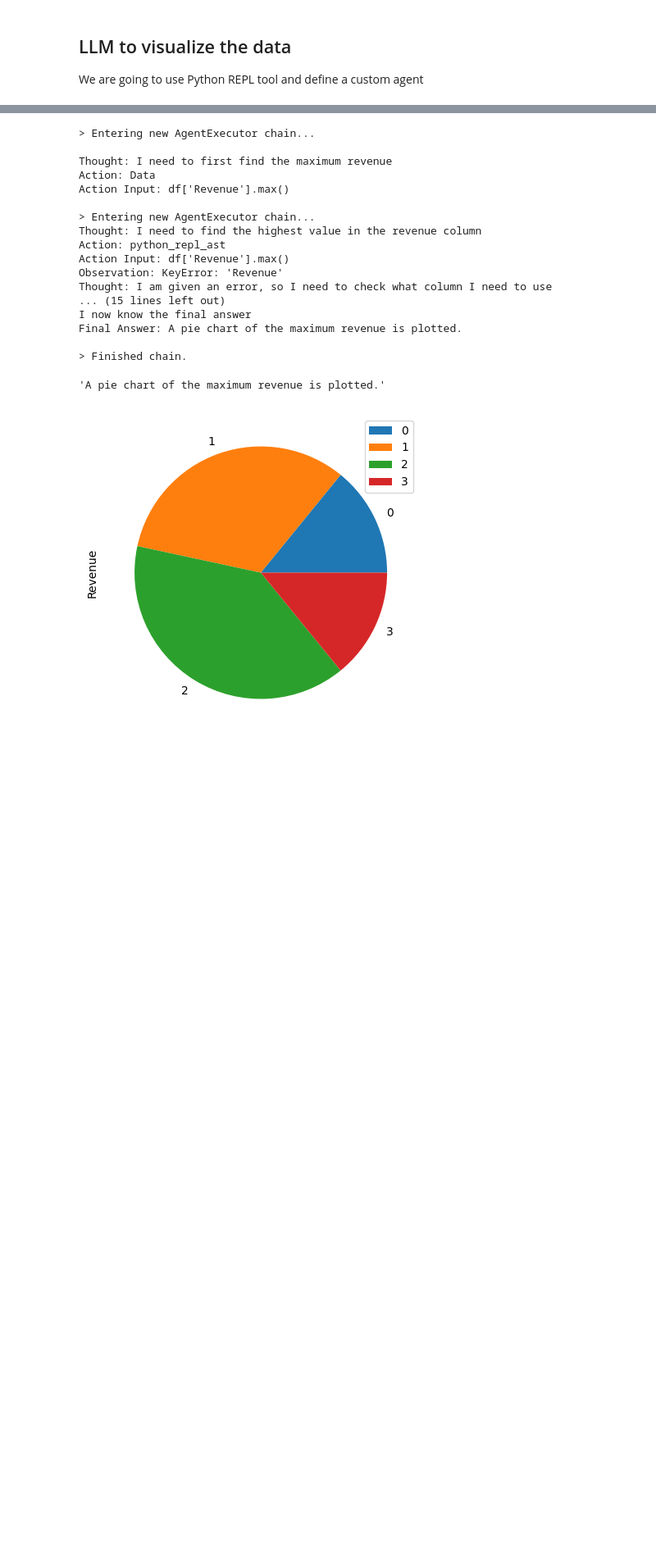
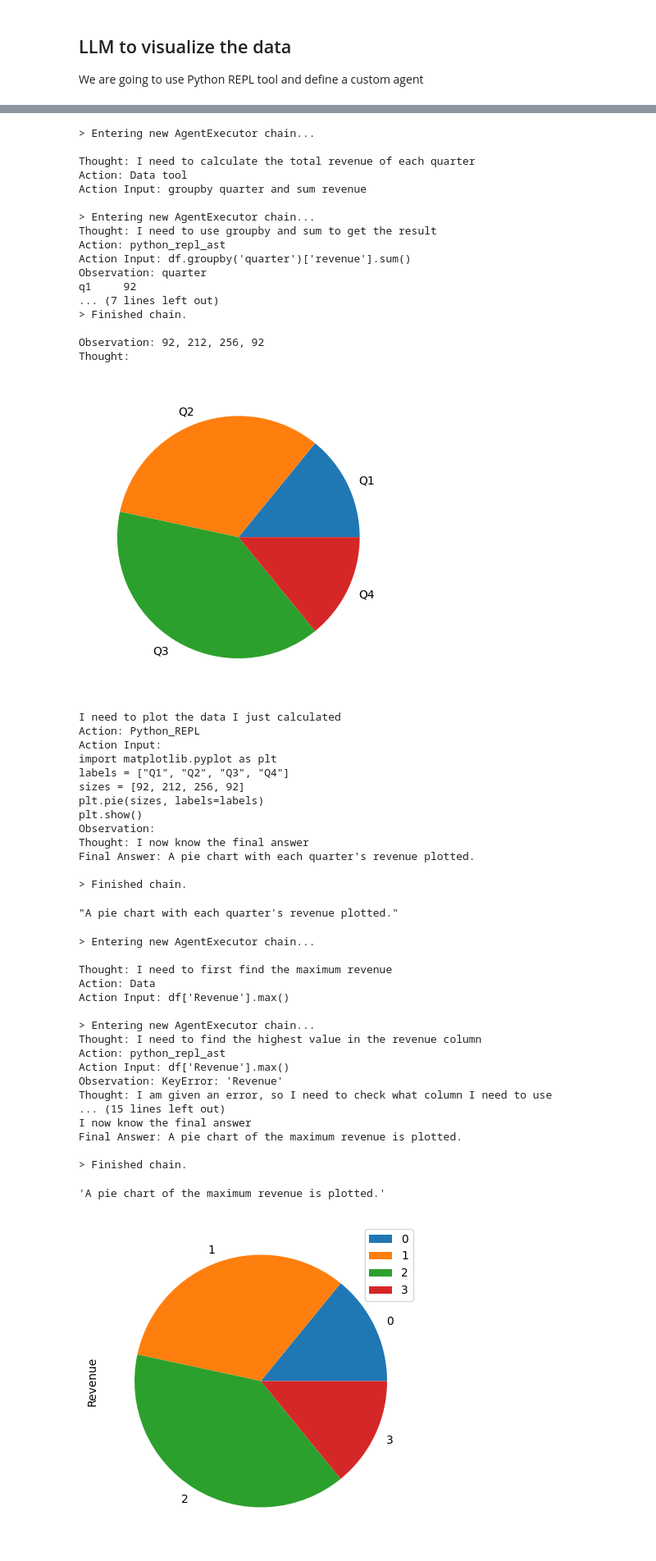
Before and after one commit to Flexday-Solutions/llm-chart-gen, a Jupyter notebook: chart-gen.ipynb, the cells around one changed output, grey strips where cells are left out. Shown at 82% size. Cells and saved outputs as stored; diff of their text form; code cells hidden in the pictures; blank space fills up the shorter version.

```diff
--- a/chart-gen.ipynb
+++ b/chart-gen.ipynb
@@ -122,3 +161,39 @@ Final Answer: The year with the maximum revenue is 2022 with 64.
+# %%
+req = "Plot a pie chart of the revenue each quarter"
+agent_executor.run(req)
+# %% [output]
+> Entering new AgentExecutor chain...
+
+Thought: I need to calculate the total revenue of each quarter
+Action: Data tool
+Action Input: groupby quarter and sum revenue
+
+> Entering new AgentExecutor chain...
+Thought: I need to use groupby and sum to get the result
+Action: python_repl_ast
+Action Input: df.groupby('quarter')['revenue'].sum()
+Observation: quarter
+q1     92
+... (7 lines left out)
+> Finished chain.
+
+Observation: 92, 212, 256, 92
+Thought:
+[figure, added]
+I need to plot the data I just calculated
+Action: Python_REPL
+Action Input:
+import matplotlib.pyplot as plt
+labels = ["Q1", "Q2", "Q3", "Q4"]
+sizes = [92, 212, 256, 92]
+plt.pie(sizes, labels=labels)
+plt.show()
+Observation:
+Thought: I now know the final answer
+Final Answer: A pie chart with each quarter's revenue plotted.
+
+> Finished chain.
+"A pie chart with each quarter's revenue plotted."
 # %%
 agent_executor.run("Plot a pie chart of the maximum revenue.")
 # %% [output]
```
Also changed, not shown: parts of 12 cells of this notebook, 1 other file.
